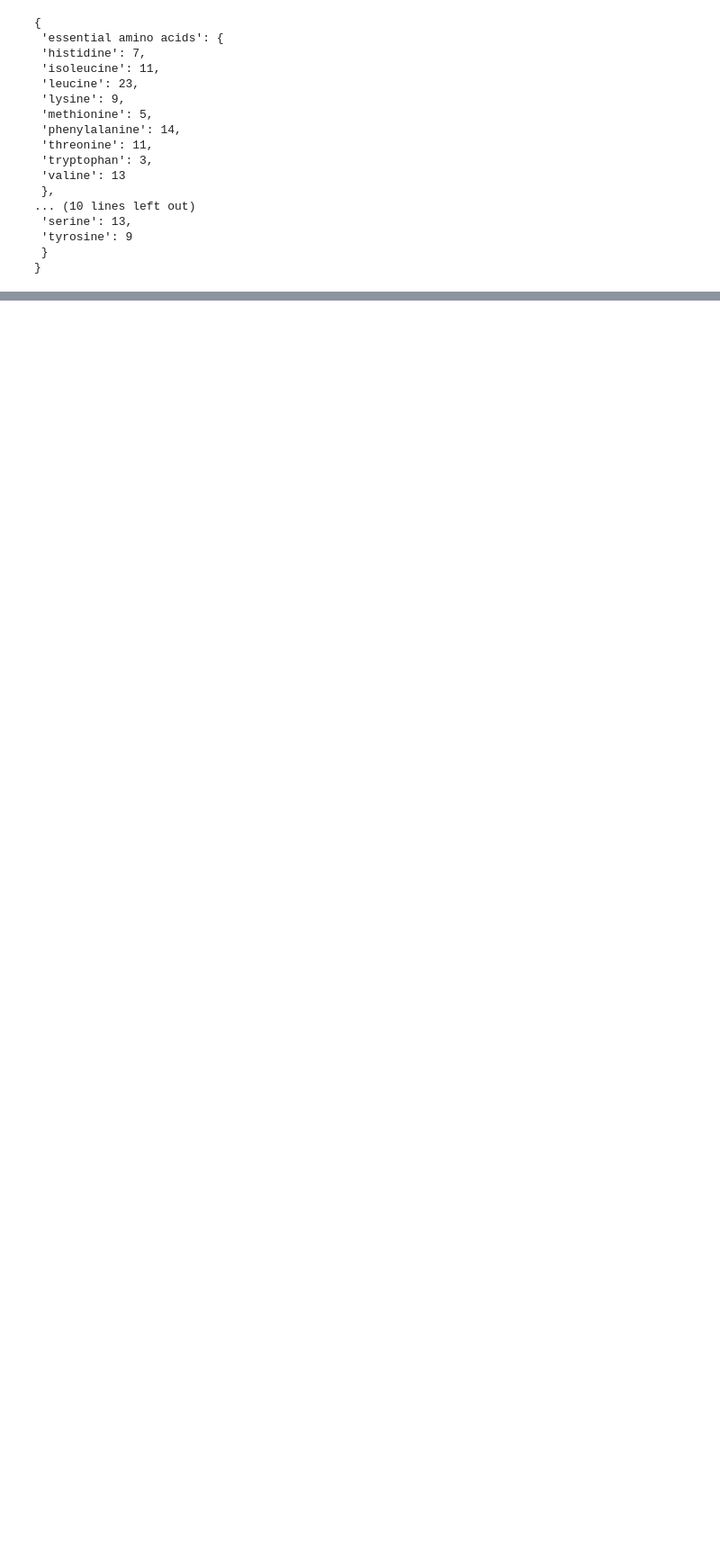
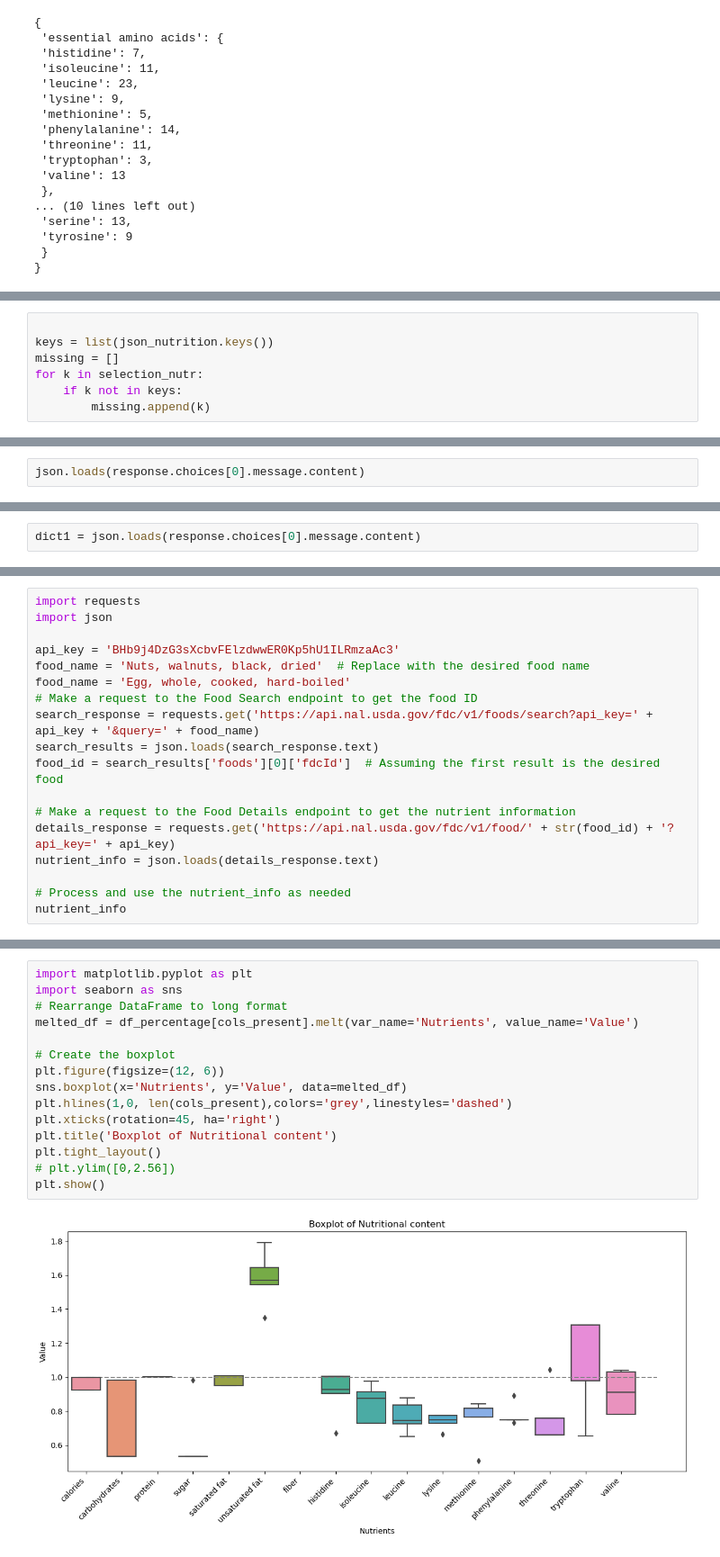
Before and after one commit to jasperhajonides/dash_health_app, a Jupyter notebook: openai_api_testing.ipynb, the cells around one changed output, grey strips where cells are left out. Shown at 90% size. Drawn from its saved outputs; the diff is of its cells as text; blank space fills up the shorter version.

```diff
--- a/openai_api_testing.ipynb
+++ b/openai_api_testing.ipynb
@@ -279,0 +492,7 @@ nutrition
+# %%
+
+keys = list(json_nutrition.keys())
+missing = []
+for k in selection_nutr:
+    if k not in keys:
+        missing.append(k)
@@ -279,0 +530,2 @@ nutrition
+# %%
+json.loads(response.choices[0].message.content)
@@ -279,0 +625,2 @@ nutrition
+# %%
+dict1 = json.loads(response.choices[0].message.content)
@@ -279,0 +811,18 @@ nutrition
+# %%
+import requests
+import json
+
+api_key = 'BHb9j4DzG3sXcbvFElzdwwER0Kp5hU1ILRmzaAc3'
+food_name = 'Nuts, walnuts, black, dried'  # Replace with the desired food name
+food_name = 'Egg, whole, cooked, hard-boiled'
+# Make a request to the Food Search endpoint to get the food ID
+search_response = requests.get('https://api.nal.usda.gov/fdc/v1/foods/search?api_key=' + api_key + '&query=' + food_name)
+search_results = json.loads(search_response.text)
+food_id = search_results['foods'][0]['fdcId']  # Assuming the first result is the desired food
+
+# Make a request to the Food Details endpoint to get the nutrient information
+details_response = requests.get('https://api.nal.usda.gov/fdc/v1/food/' + str(food_id) + '?api_key=' + api_key)
+nutrient_info = json.loads(details_response.text)
+
+# Process and use the nutrient_info as needed
+nutrient_info
@@ -279,0 +961,17 @@ nutrition
+# %%
+import matplotlib.pyplot as plt
+import seaborn as sns
+# Rearrange DataFrame to long format
+melted_df = df_percentage[cols_present].melt(var_name='Nutrients', value_name='Value')
+
+# Create the boxplot
+plt.figure(figsize=(12, 6))
+sns.boxplot(x='Nutrients', y='Value', data=melted_df)
+plt.hlines(1,0, len(cols_present),colors='grey',linestyles='dashed')
+plt.xticks(rotation=45, ha='right')
+plt.title('Boxplot of Nutritional content')
+plt.tight_layout()
+# plt.ylim([0,2.56])
+plt.show()
+# %% [output]
+[figure, added]
```
Also changed, not shown: parts of 51 cells of this notebook, 21 other files.
